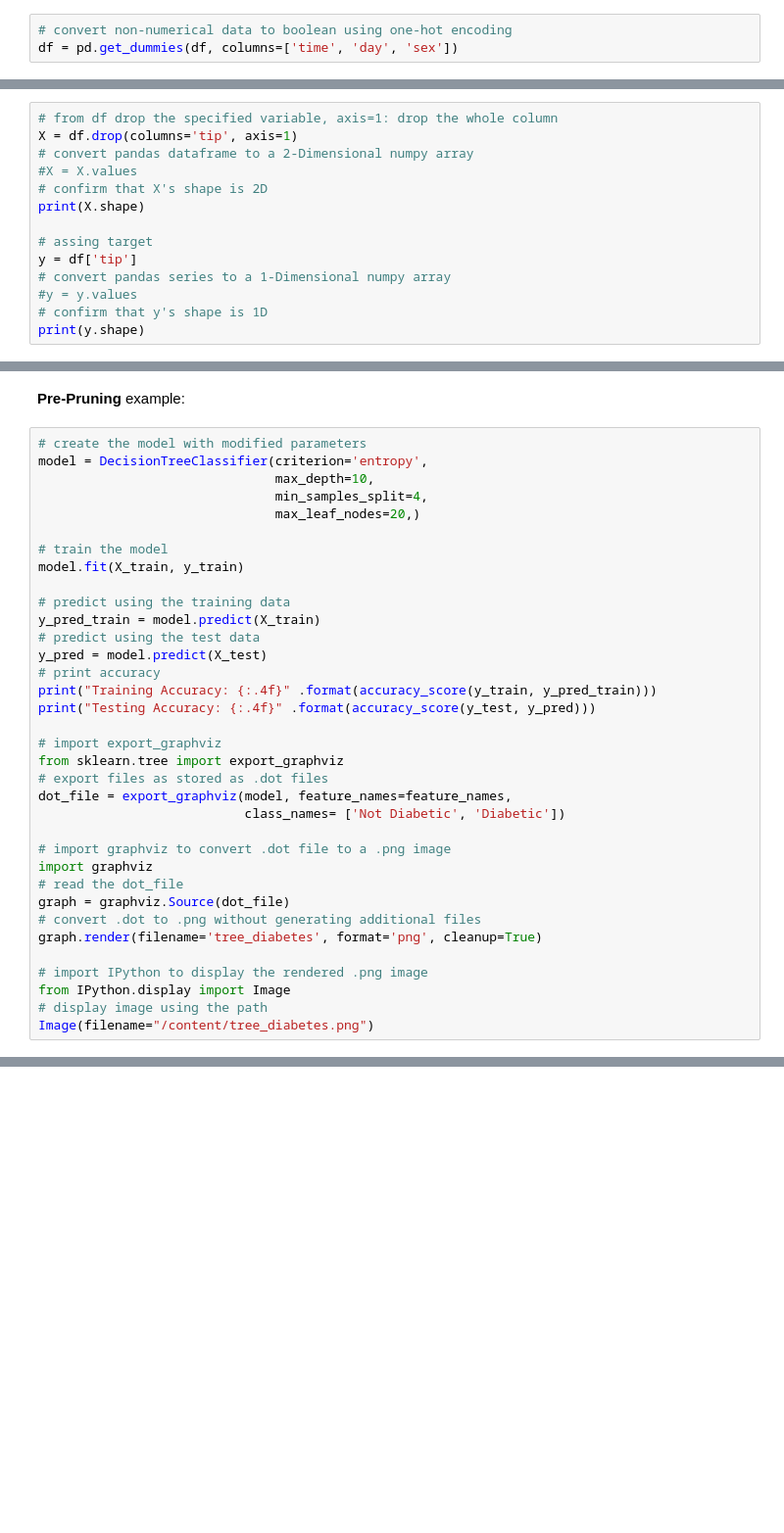
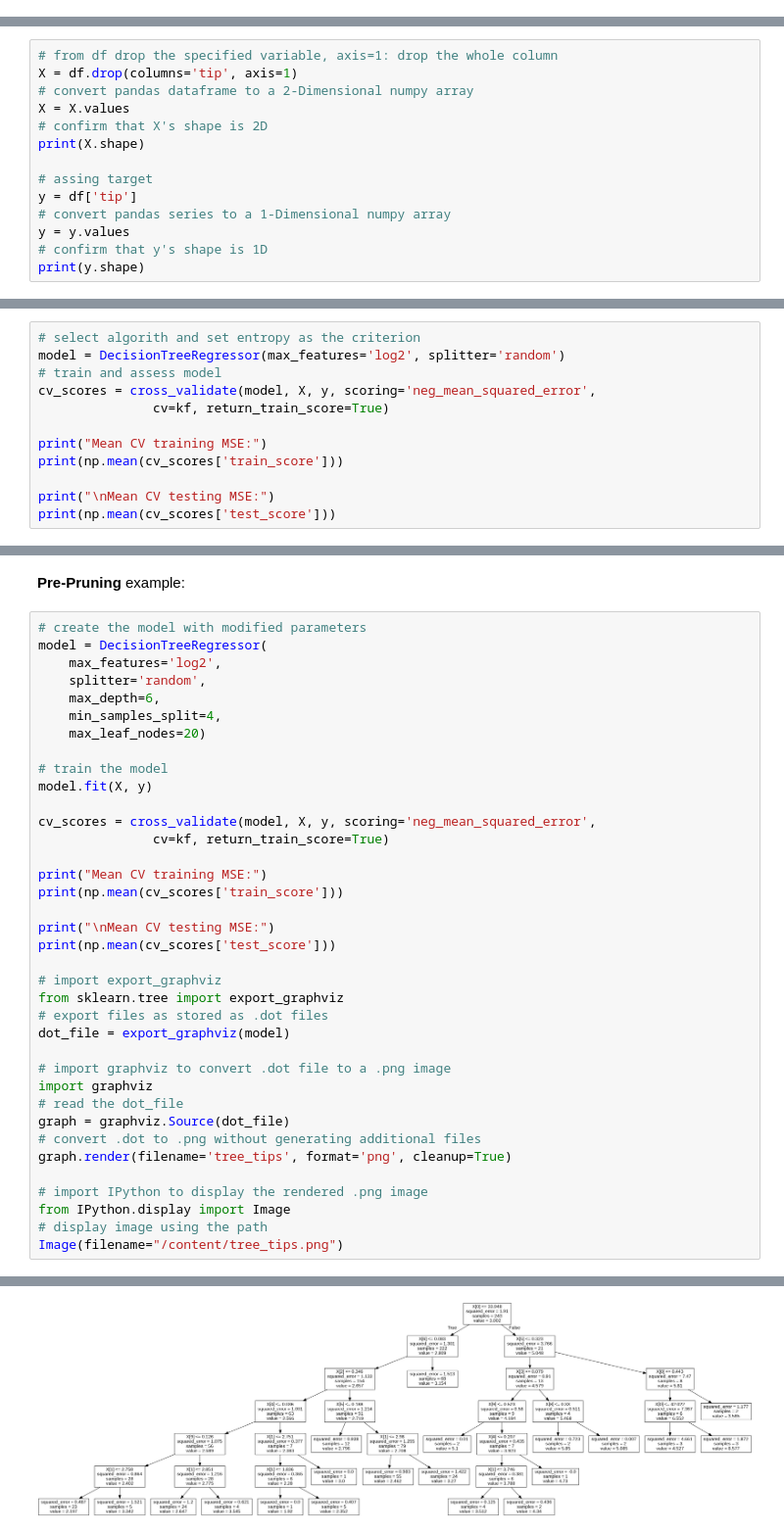
Before and after one commit to CSpanias/ML_training, a Jupyter notebook: DecisionTreeRegressor_tips.ipynb, the cells around one changed output, grey strips where cells are left out. Shown at 98% size. Cells and saved outputs as stored; diff of their text form; blank space fills up the shorter version.

```diff
--- a/DecisionTreeRegressor_tips.ipynb
+++ b/DecisionTreeRegressor_tips.ipynb
@@ -88,6 +128,3 @@ del df['smoker']
-# %%
-# convert non-numerical data to boolean using one-hot encoding
-df = pd.get_dummies(df, columns=['time', 'day', 'sex'])
 # %% [markdown]
 <a name='KFold'> </a>
  # **KFold Cross Validation with different criterion**
@@ -101,14 +138,14 @@ df = pd.get_dummies(df, columns=['time', 'day', 'sex'])
 # from df drop the specified variable, axis=1: drop the whole column
 X = df.drop(columns='tip', axis=1)
 # convert pandas dataframe to a 2-Dimensional numpy array
-#X = X.values
+X = X.values
 # confirm that X's shape is 2D
 print(X.shape)
 
 # assing target
 y = df['tip']
 # convert pandas series to a 1-Dimensional numpy array
-#y = y.values
+y = y.values
 # confirm that y's shape is 1D
 print(y.shape)
 # %% [output]
@@ -169,0 +232,12 @@ Mean Absolute Error: 1.14
+# %%
+# select algorith and set entropy as the criterion
+model = DecisionTreeRegressor(max_features='log2', splitter='random')
+# train and assess model
+cv_scores = cross_validate(model, X, y, scoring='neg_mean_squared_error',
+               cv=kf, return_train_score=True)
+
+print("Mean CV training MSE:")
+print(np.mean(cv_scores['train_score']))
+
+print("\nMean CV testing MSE:")
+print(np.mean(cv_scores['test_score']))
@@ -237,36 +300,39 @@ Removing the unnecessary elements from the Decision Trees with the aim of:
 **Pre-Pruning** example:
 # %%
 # create the model with modified parameters
-model = DecisionTreeClassifier(criterion='entropy',
-                               max_depth=10,
-                               min_samples_split=4,
-                               max_leaf_nodes=20,)
+model = DecisionTreeRegressor(
+    max_features='log2',
+    splitter='random',
+    max_depth=6,
+    min_samples_split=4,
+    max_leaf_nodes=20)
 
 # train the model
-model.fit(X_train, y_train)
+model.fit(X, y)
 
-# predict using the training data
-y_pred_train = model.predict(X_train)
-# predict using the test data
-y_pred = model.predict(X_test)
-# print accuracy
-print("Training Accuracy: {:.4f}" .format(accuracy_score(y_train, y_pred_train)))
-print("Testing Accuracy: {:.4f}" .format(accuracy_score(y_test, y_pred)))
+cv_scores = cross_validate(model, X, y, scoring='neg_mean_squared_error',
+               cv=kf, return_train_score=True)
+
+print("Mean CV training MSE:")
+print(np.mean(cv_scores['train_score']))
+
+print("\nMean CV testing MSE:")
+print(np.mean(cv_scores['test_score']))
 
 # import export_graphviz
 from sklearn.tree import export_graphviz
 # export files as stored as .dot files
-dot_file = export_graphviz(model, feature_names=feature_names,
-                           class_names= ['Not Diabetic', 'Diabetic'])
+dot_file = export_graphviz(model)
 
 # import graphviz to convert .dot file to a .png image
 import graphviz
 # read the dot_file
 graph = graphviz.Source(dot_file)
 # convert .dot to .png without generating additional files
-graph.render(filename='tree_diabetes', format='png', cleanup=True)
+graph.render(filename='tree_tips', format='png', cleanup=True)
 
 # import IPython to display the rendered .png image
 from IPython.display import Image
 # display image using the path
-Image(filename="/content/tree_diabetes.png")
+Image(filename="/content/tree_tips.png")
+# %% [output]
@@ -273 +344,2 @@ Image(filename="/content/tree_diabetes.png")
+[figure, added]
 # %% [markdown]
```
Also changed, not shown: parts of 32 cells of this notebook.
